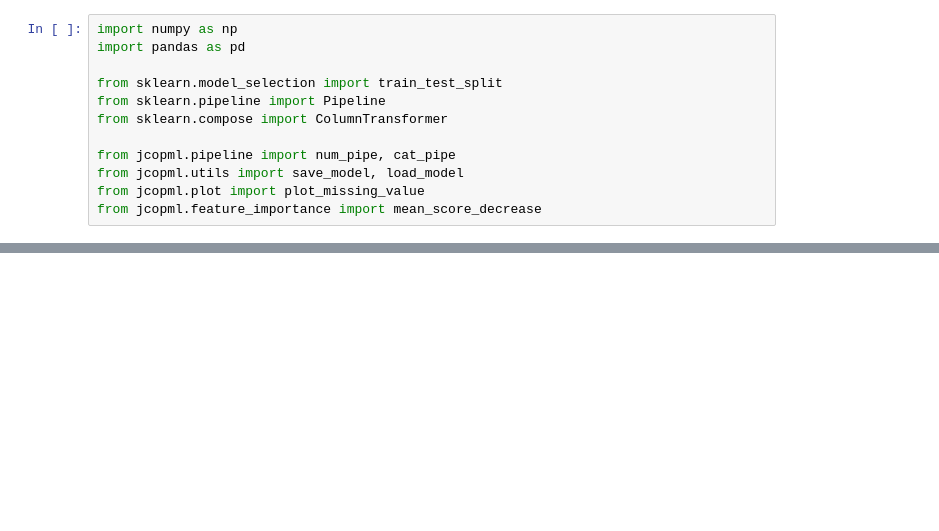
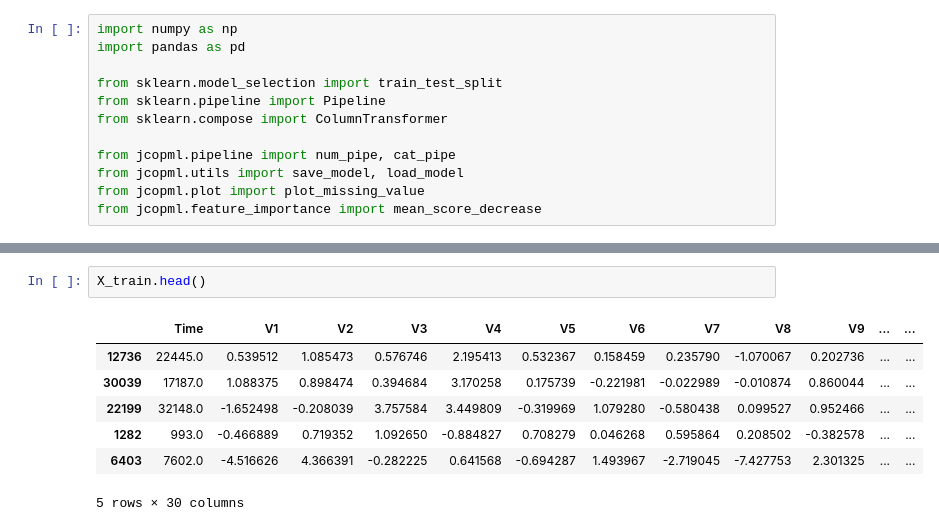
Before and after one commit to FransiscoReadyPermana/supervised_learning, a Jupyter notebook: 05 - SVM/part3-supportVectorClassifier.ipynb, the cells around one changed output, grey strips where cells are left out. Drawn from its saved outputs; the diff is of its cells as text; blank space fills up the shorter version.

```diff
--- a/05 - SVM/part3-supportVectorClassifier.ipynb
+++ b/05 - SVM/part3-supportVectorClassifier.ipynb
@@ -12,0 +40,10 @@ from jcopml.feature_importance import mean_score_decrease
+# %%
+X_train.head()
+# %% [output]
+|  | Time | V1 | V2 | V3 | V4 | V5 | V6 | V7 | V8 | V9 | ... | ... |
+| 12736 | 22445.0 | 0.539512 | 1.085473 | 0.576746 | 2.195413 | 0.532367 | 0.158459 | 0.235790 | -1.070067 | 0.202736 | ... | ... |
+| 30039 | 17187.0 | 1.088375 | 0.898474 | 0.394684 | 3.170258 | 0.175739 | -0.221981 | -0.022989 | -0.010874 | 0.860044 | ... | ... |
+| 22199 | 32148.0 | -1.652498 | -0.208039 | 3.757584 | 3.449809 | -0.319969 | 1.079280 | -0.580438 | 0.099527 | 0.952466 | ... | ... |
+| 1282 | 993.0 | -0.466889 | 0.719352 | 1.092650 | -0.884827 | 0.708279 | 0.046268 | 0.595864 | 0.208502 | -0.382578 | ... | ... |
+| 6403 | 7602.0 | -4.516626 | 4.366391 | -0.282225 | 0.641568 | -0.694287 | 1.493967 | -2.719045 | -7.427753 | 2.301325 | ... | ... |
+5 rows × 30 columns
```
Also changed, not shown: parts of 12 cells of this notebook, 3 other files.
